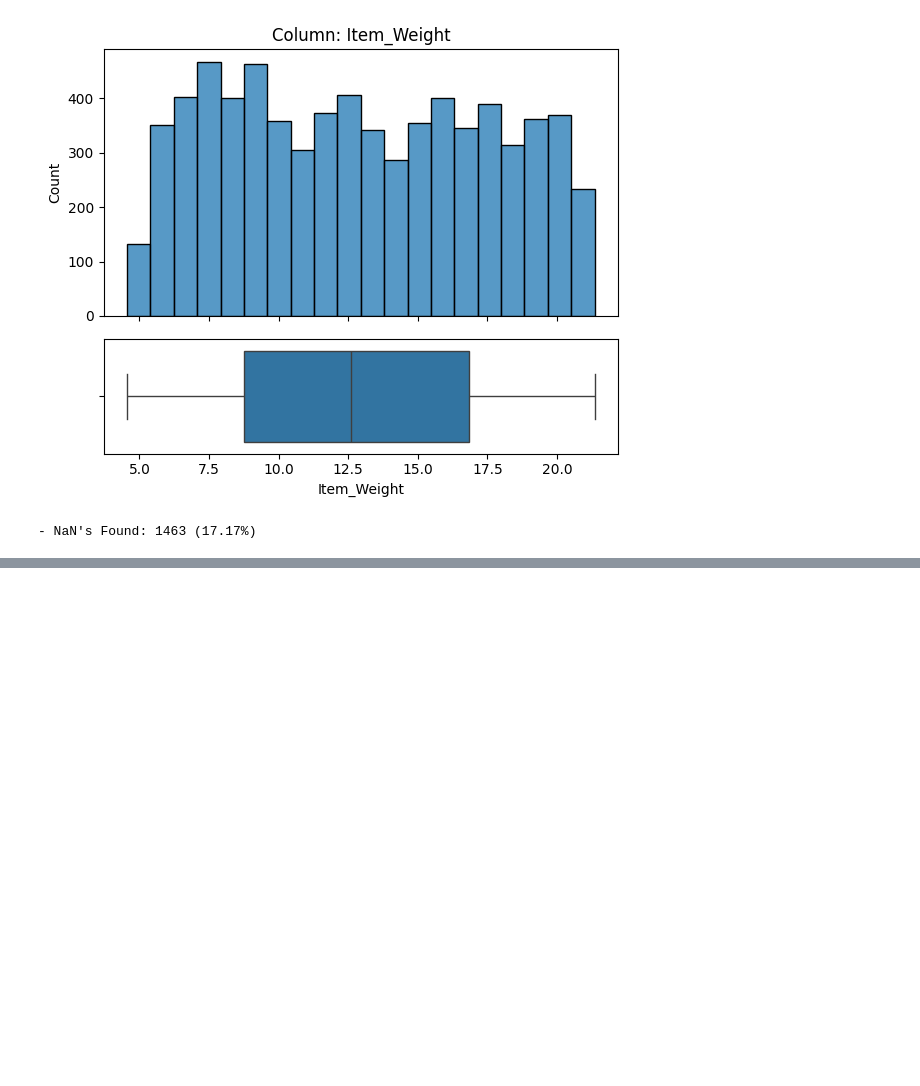
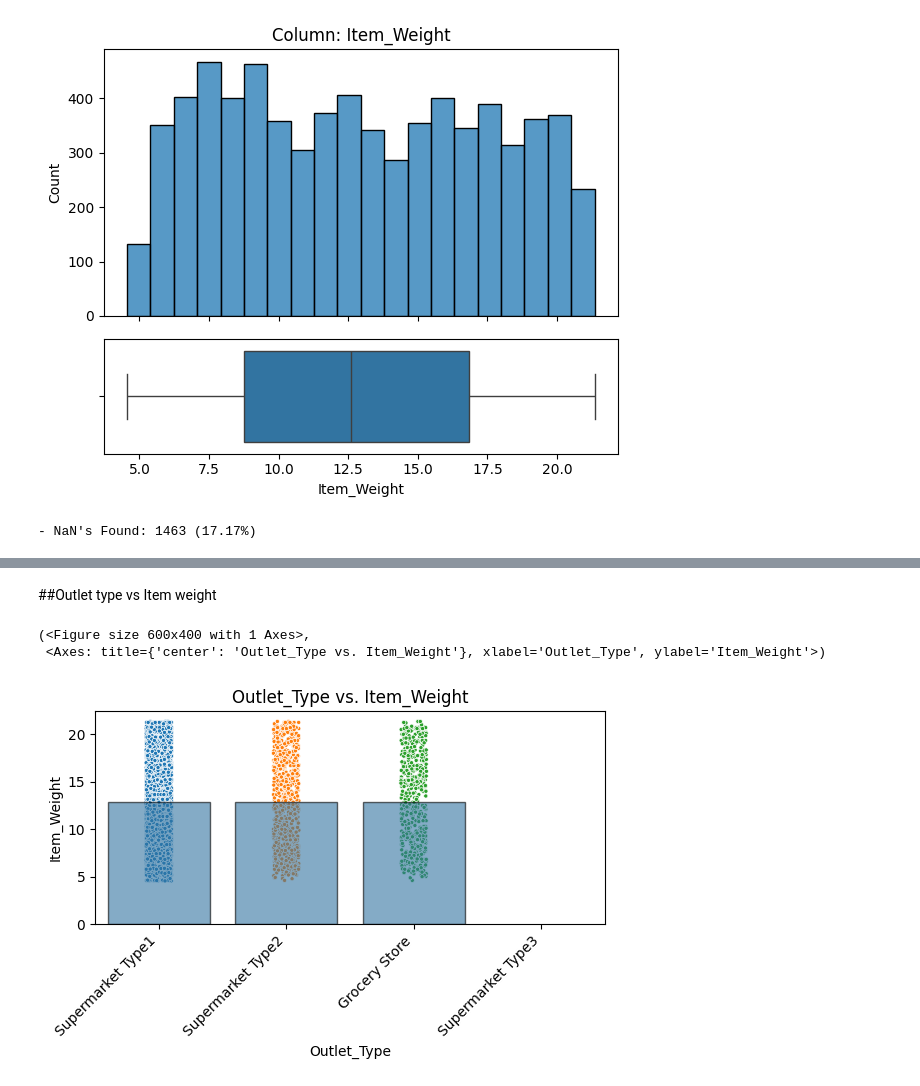
Before and after one commit to Ozedim/Ozedim, a Jupyter notebook: Copy_of_Loading_data.ipynb, the cells around one changed output, grey strips where cells are left out. Saved outputs shown, nothing was run; the diff lists cells and outputs as text; code cells hidden in the pictures; blank space fills up the shorter version.

```diff
--- a/Copy_of_Loading_data.ipynb
+++ b/Copy_of_Loading_data.ipynb
@@ -445,0 +470,8 @@ explore_numeric(df,'Item_Weight')
+# %% [markdown]
+##Outlet type vs Item weight
+# %%
+plot_categorical_vs_target(df,'Outlet_Type','Item_Weight')
+# %% [output]
+(<Figure size 600x400 with 1 Axes>,
+ <Axes: title={'center': 'Outlet_Type vs. Item_Weight'}, xlabel='Outlet_Type', ylabel='Item_Weight'>)
+[figure, added]
```
Also changed, not shown: parts of 3 cells of this notebook.
